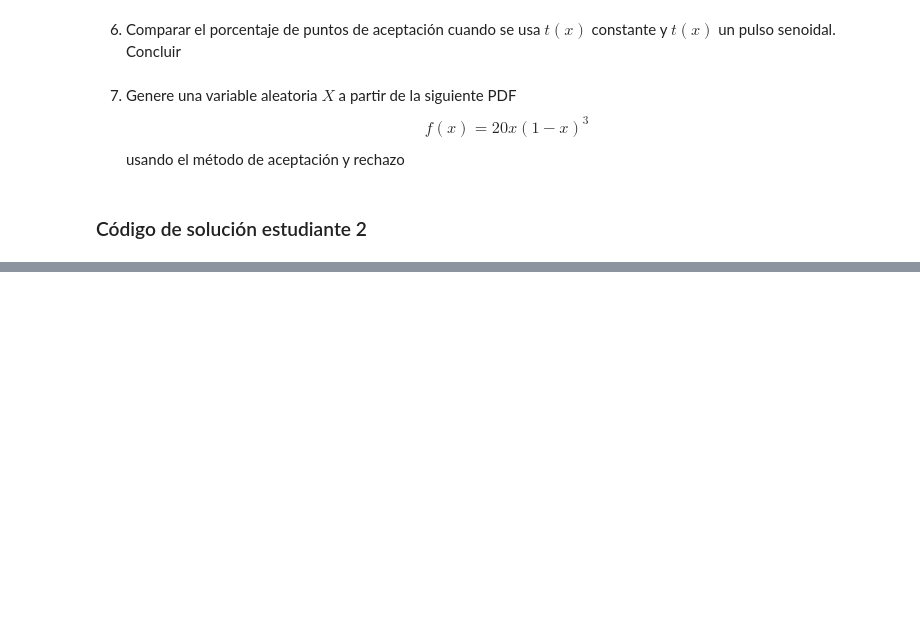
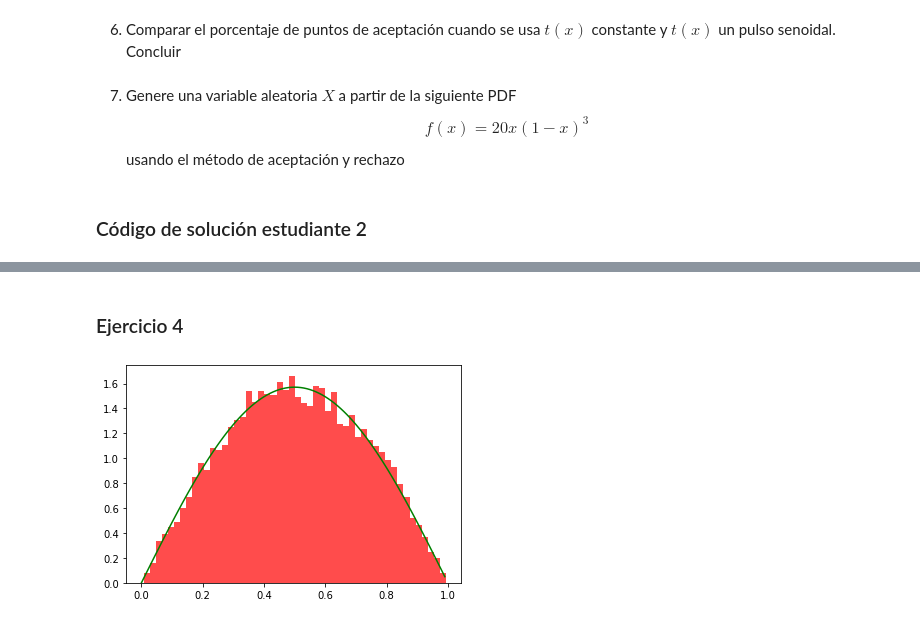
Before and after one commit to Karim1601/ProyectoConjunto_HP_BR, a Jupyter notebook: Tarea 5a.ipynb, the cells around one changed output, grey strips where cells are left out. Saved outputs shown, nothing was run; the diff lists cells and outputs as text; code cells hidden in the pictures; blank space fills up the shorter version.

Commit message:
Primero cambio ejercicios completos

```diff
--- a/Tarea 5a.ipynb
+++ b/Tarea 5a.ipynb
@@ -142,0 +226,24 @@ usando el método de aceptación y rechazo
+# %% [markdown]
+### Ejercicio 4
+# %%
+gx = lambda x: np.sin(np.pi*x)/(2/np.pi) #FDP funcion de densidad
+Fx = 1/2*(-np.cos(np.pi*x)+1) #FDA
+inv_Fx = (1/np.pi)*np.arccos(1 - 2*x) #Inversa de FDA
+
+# Define the inverse function of the CDF
+def inv_cdf(y):
+    return (1/np.pi)*np.arccos(1 - 2*y)
+
+# Generate uniform random variables
+u = np.random.uniform(size=10000)
+
+# Apply the inverse function to obtain the desired random variables
+x = inv_cdf(u)
+
+# Plot a histogram to visualize the distribution
+plt.hist(x, bins=50, density=True, alpha=0.7, color='red')
+plt.plot(x2,gx(x2),'g', label= 't(x)')
+plt.plot()
+plt.show()
+# %% [output]
+[figure, added]
```
Also changed, not shown: parts of 10 cells of this notebook.
